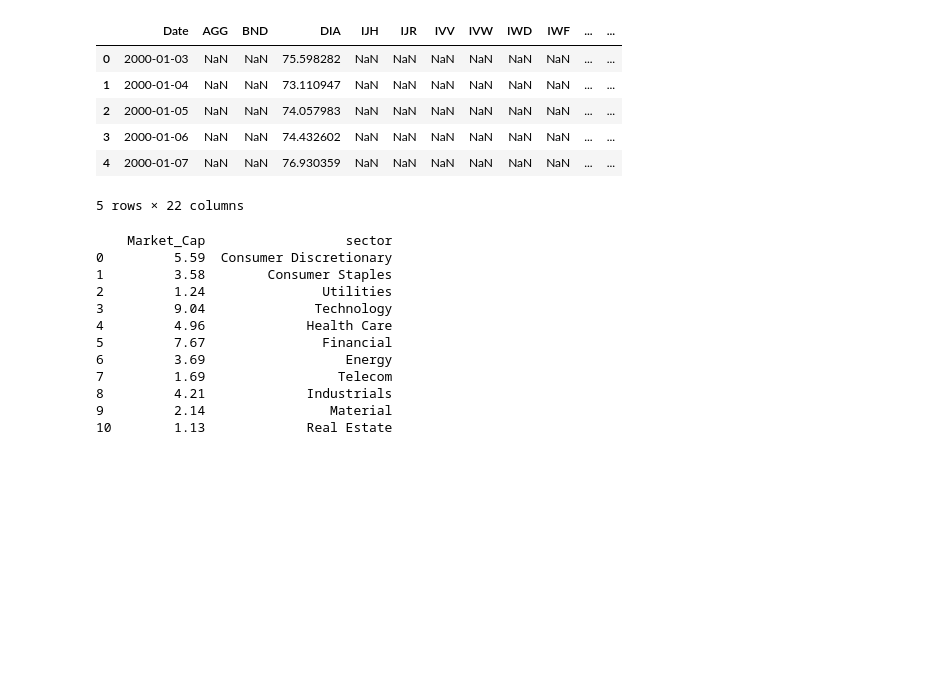
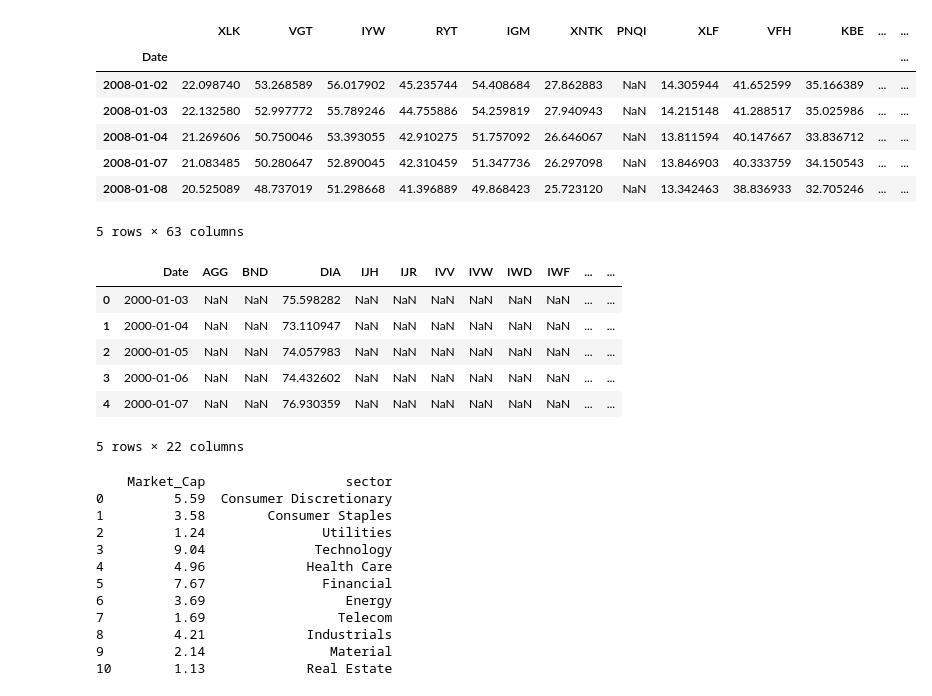
Before and after one commit to IceCreammm/MRP, a Jupyter notebook: Financial_Data_Analysis_office.ipynb, the cells around one changed output. Cells and saved outputs as stored; diff of their text form; code cells hidden in the pictures; blank space fills up the shorter version.

```diff
--- a/Financial_Data_Analysis_office.ipynb
+++ b/Financial_Data_Analysis_office.ipynb
@@ -10,3 +12,16 @@ stock_data_adj_close = pd.read_excel('all_the_data.xlsx')
+# %%
+ETFs_GSPC = pickle.load(open("ETFs_GSPC_MRP_Production.p", "r"))
+# %%
+ETFs_GSPC.head()
+# %% [output]
+|  | XLK | VGT | IYW | RYT | IGM | XNTK | PNQI | XLF | VFH | KBE | ... | ... |
+| Date |  |  |  |  |  |  |  |  |  |  |  | ... |
+| 2008-01-02 | 22.098740 | 53.268589 | 56.017902 | 45.235744 | 54.408684 | 27.862883 | NaN | 14.305944 | 41.652599 | 35.166389 | ... | ... |
+| 2008-01-03 | 22.132580 | 52.997772 | 55.789246 | 44.755886 | 54.259819 | 27.940943 | NaN | 14.215148 | 41.288517 | 35.025986 | ... | ... |
+| 2008-01-04 | 21.269606 | 50.750046 | 53.393055 | 42.910275 | 51.757092 | 26.646067 | NaN | 13.811594 | 40.147667 | 33.836712 | ... | ... |
+| 2008-01-07 | 21.083485 | 50.280647 | 52.890045 | 42.310459 | 51.347736 | 26.297098 | NaN | 13.846903 | 40.333759 | 34.150543 | ... | ... |
+| 2008-01-08 | 20.525089 | 48.737019 | 51.298668 | 41.396889 | 49.868423 | 25.723120 | NaN | 13.342463 | 38.836933 | 32.705246 | ... | ... |
+5 rows × 63 columns
 # %%
 stock_data_adj_close.head()
 # %%
```
Also changed, not shown: parts of 1 cell of this notebook, 2 other files.
